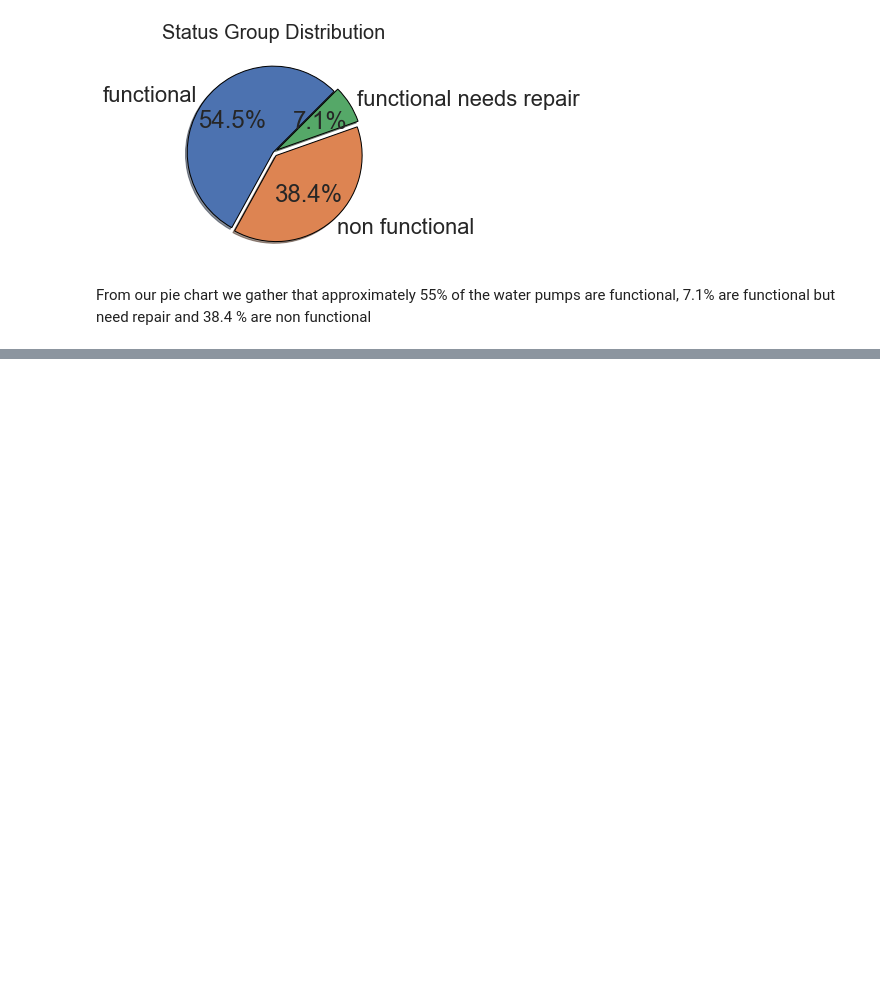
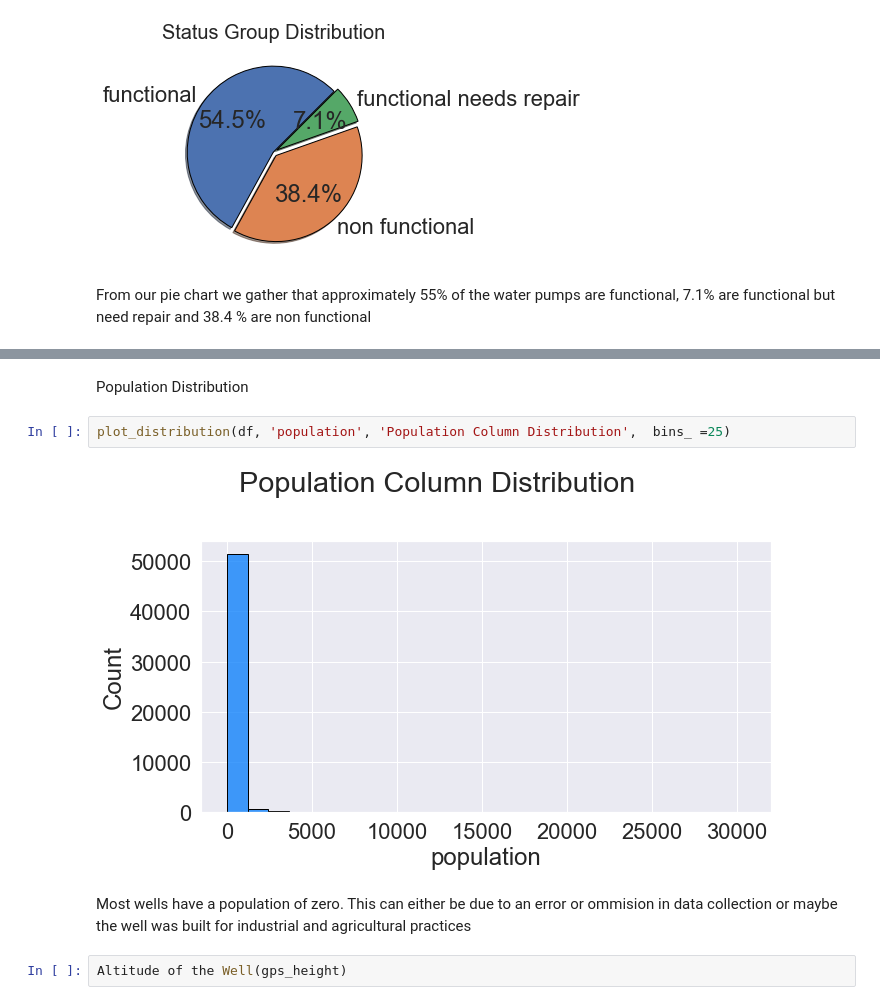
Before and after one commit to atienosonia/Tanzanian_Water_Wells, a Jupyter notebook: student.ipynb, the cells around one changed output, grey strips where cells are left out. Cells and saved outputs as stored; diff of their text form; blank space fills up the shorter version.

```diff
--- a/student.ipynb
+++ b/student.ipynb
@@ -1006,0 +974,10 @@ Name: waterpoint_type, Length: 52560, dtype: object
+# %% [markdown]
+Population Distribution
+# %%
+plot_distribution(df, 'population', 'Population Column Distribution',  bins_ =25)
+# %% [output]
+[figure, added]
+# %% [markdown]
+Most wells have a population of zero. This can either be due to an error or ommision in data collection or maybe the well was built for industrial and agricultural practices
+# %%
+Altitude of the Well(gps_height)
```
Also changed, not shown: parts of 29 cells of this notebook.
